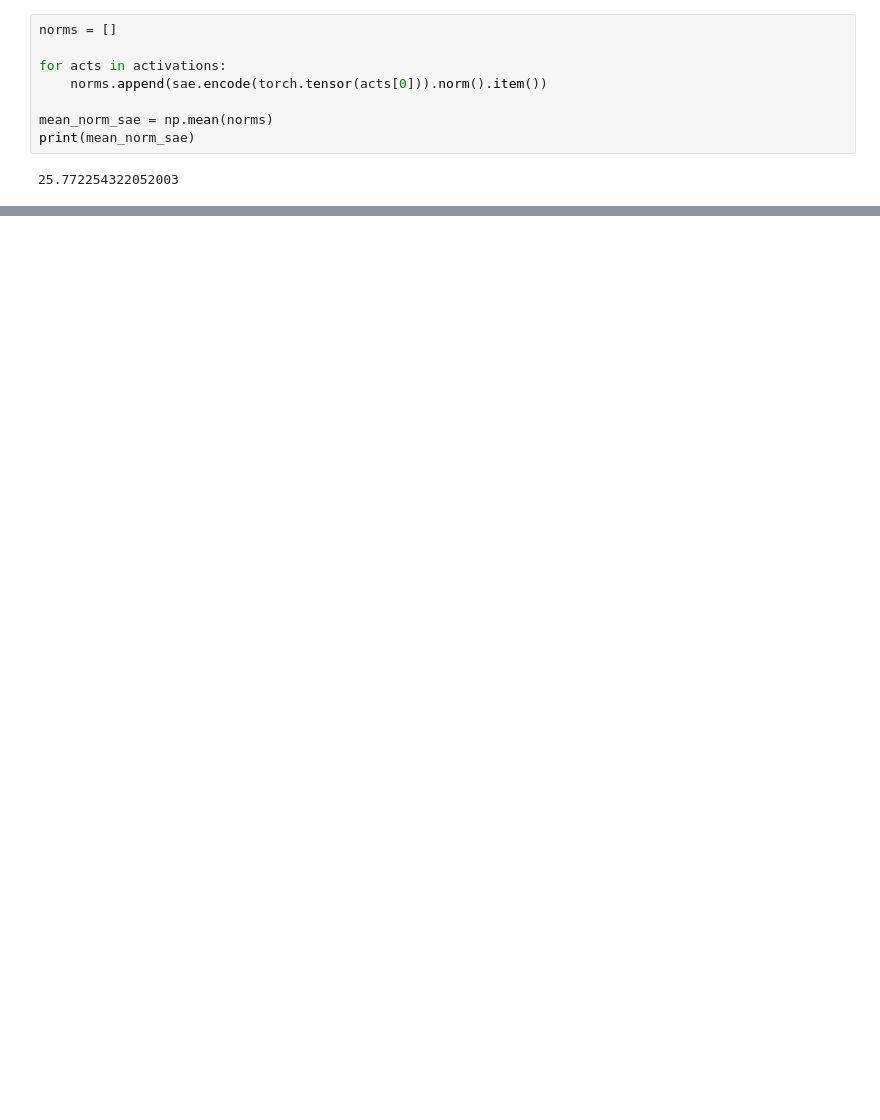
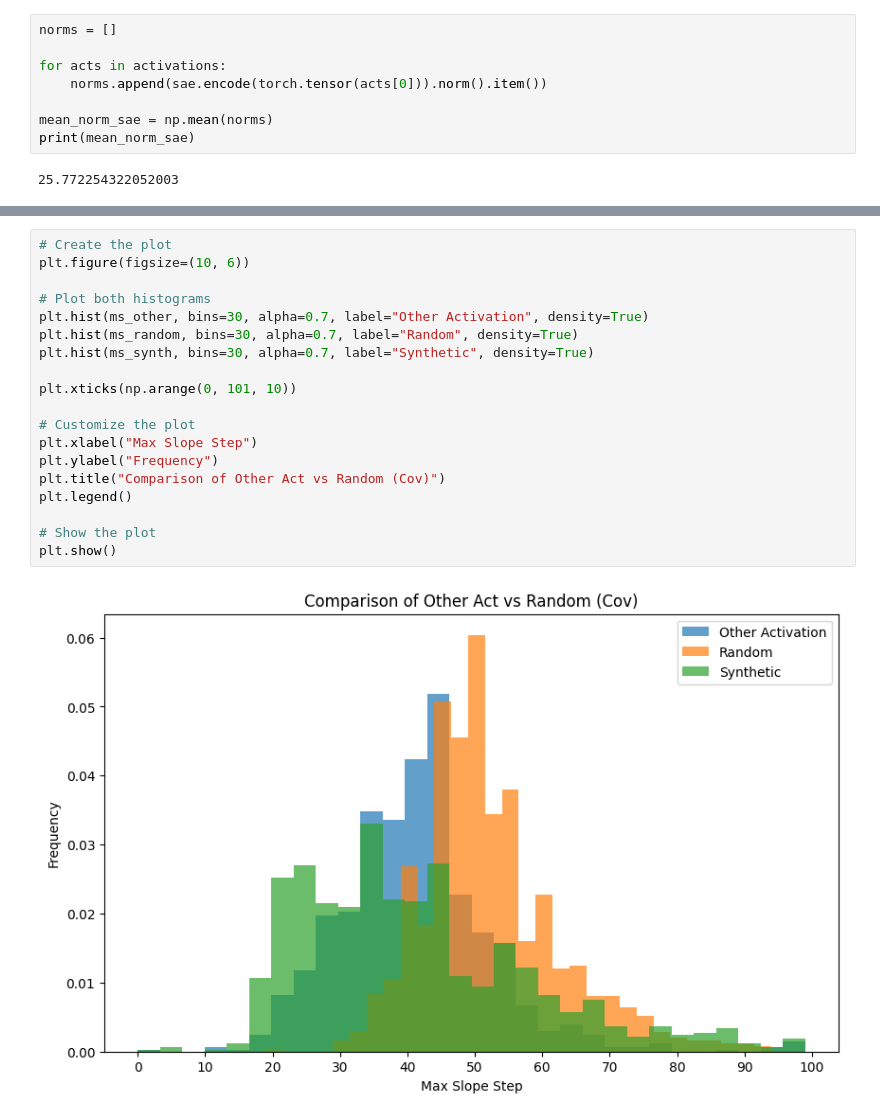
Before and after one commit to jettjaniak/teren, a Jupyter notebook: notebooks/replications.ipynb, the cells around one changed output, grey strips where cells are left out. Saved outputs shown, nothing was run; the diff lists cells and outputs as text; blank space fills up the shorter version.

```diff
--- a/notebooks/replications.ipynb
+++ b/notebooks/replications.ipynb
@@ -428,0 +726,21 @@ plt.show()
+# %%
+# Create the plot
+plt.figure(figsize=(10, 6))
+
+# Plot both histograms
+plt.hist(ms_other, bins=30, alpha=0.7, label="Other Activation", density=True)
+plt.hist(ms_random, bins=30, alpha=0.7, label="Random", density=True)
+plt.hist(ms_synth, bins=30, alpha=0.7, label="Synthetic", density=True)
+
+plt.xticks(np.arange(0, 101, 10))
+
+# Customize the plot
+plt.xlabel("Max Slope Step")
+plt.ylabel("Frequency")
+plt.title("Comparison of Other Act vs Random (Cov)")
+plt.legend()
+
+# Show the plot
+plt.show()
+# %% [output]
+[figure, added]
```
Also changed, not shown: parts of 16 cells of this notebook.
